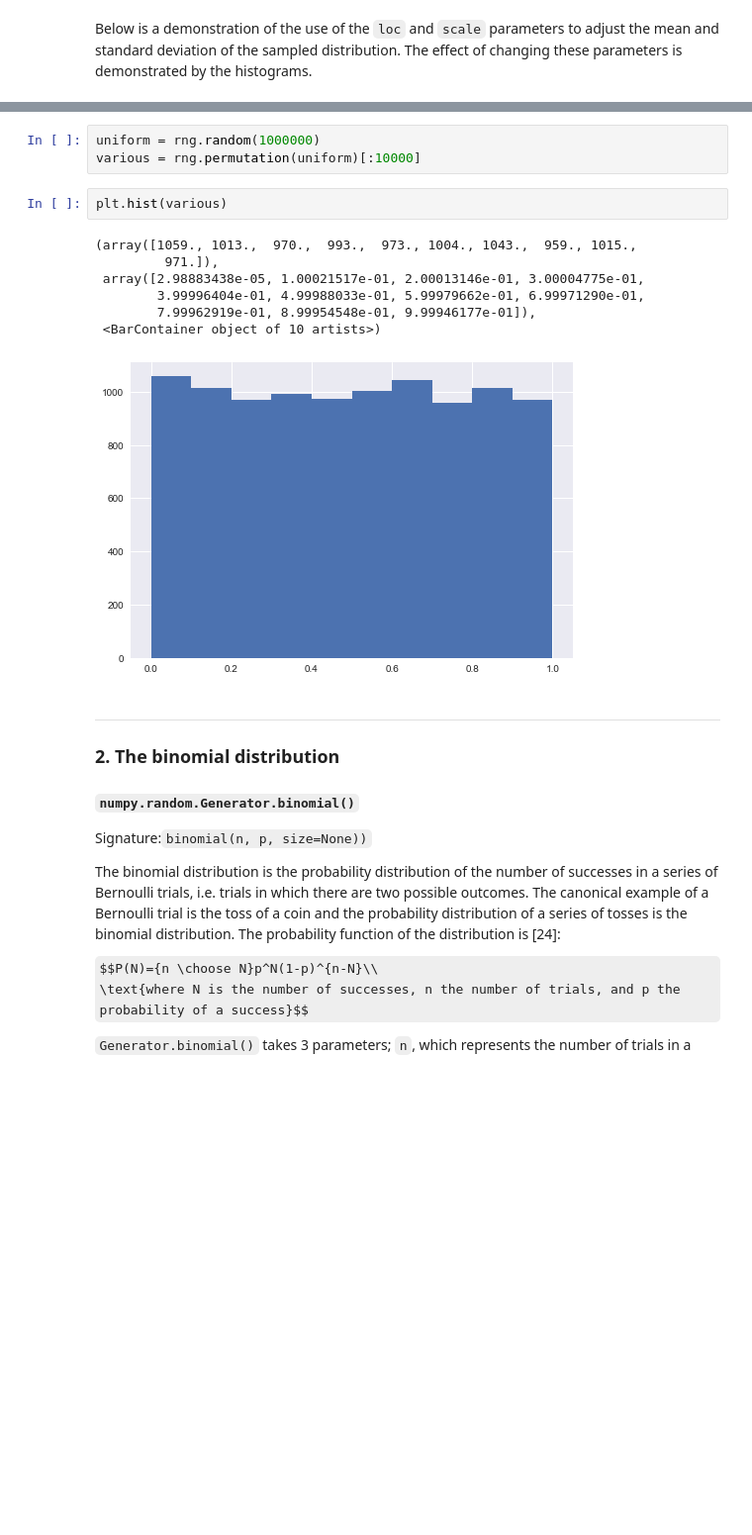
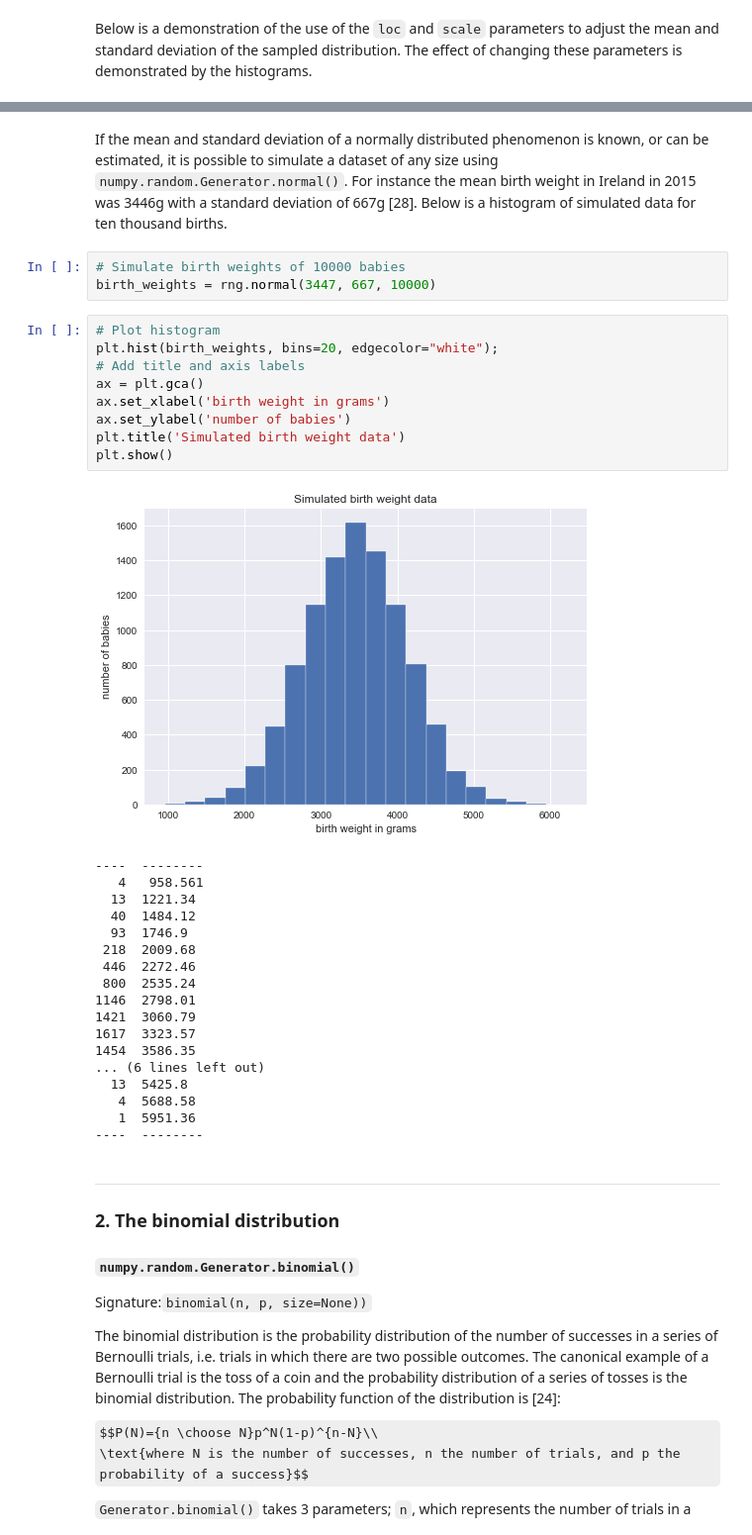
Before and after one commit to fod/numpy-random, a Jupyter notebook: numpy-random.ipynb, the cells around one changed output, grey strips where cells are left out. Shown at 99% size. Saved outputs shown, nothing was run; the diff lists cells and outputs as text; some formulas as TeX source; blank space fills up the shorter version.

```diff
--- a/numpy-random.ipynb
+++ b/numpy-random.ipynb
@@ -587,16 +554,36 @@ qqplot(small, line='45')
-# %%
-uniform = rng.random(1000000)
-various = rng.permutation(uniform)[:10000]
-# %%
-plt.hist(various)
-# %% [output]
-(array([1059., 1013.,  970.,  993.,  973., 1004., 1043.,  959., 1015.,
-         971.]),
- array([2.98883438e-05, 1.00021517e-01, 2.00013146e-01, 3.00004775e-01,
-        3.99996404e-01, 4.99988033e-01, 5.99979662e-01, 6.99971290e-01,
-        7.99962919e-01, 8.99954548e-01, 9.99946177e-01]),
- <BarContainer object of 10 artists>)
-[figure, removed]
+# %% [markdown]
+If the mean and standard deviation of a normally distributed phenomenon is known, or can be estimated, it is possible to simulate a dataset of any size using `numpy.random.Generator.normal()`. For instance the mean birth weight in Ireland in 2015 was 3446g with a standard deviation of 667g [28]. Below is a histogram of simulated data for ten thousand births.
+# %%
+# Simulate birth weights of 10000 babies
+birth_weights = rng.normal(3447, 667, 10000)
+# %%
+# Plot histogram
+plt.hist(birth_weights, bins=20, edgecolor="white");
+# Add title and axis labels
+ax = plt.gca()
+ax.set_xlabel('birth weight in grams')
+ax.set_ylabel('number of babies')
+plt.title('Simulated birth weight data')
+plt.show()
+# %% [output]
+[figure, added]
+----  --------
+   4   958.561
+  13  1221.34
+  40  1484.12
+  93  1746.9
+ 218  2009.68
+ 446  2272.46
+ 800  2535.24
+1146  2798.01
+1421  3060.79
+1617  3323.57
+1454  3586.35
+... (6 lines left out)
+  13  5425.8
+   4  5688.58
+   1  5951.36
+----  --------
 # %% [markdown]
 ***
 ### 2. The binomial distribution
```
Also changed, not shown: parts of 13 cells of this notebook.
